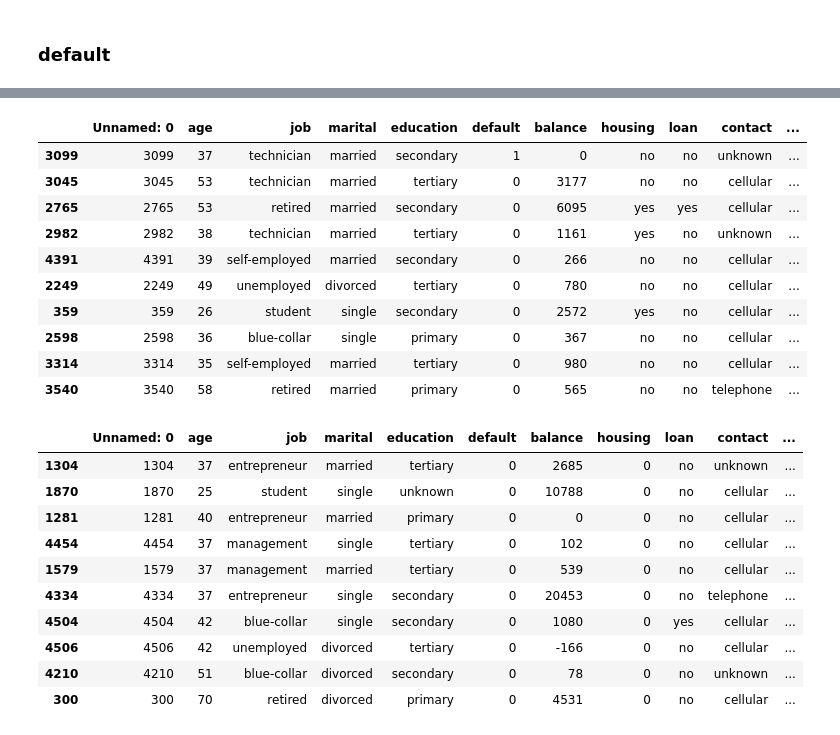
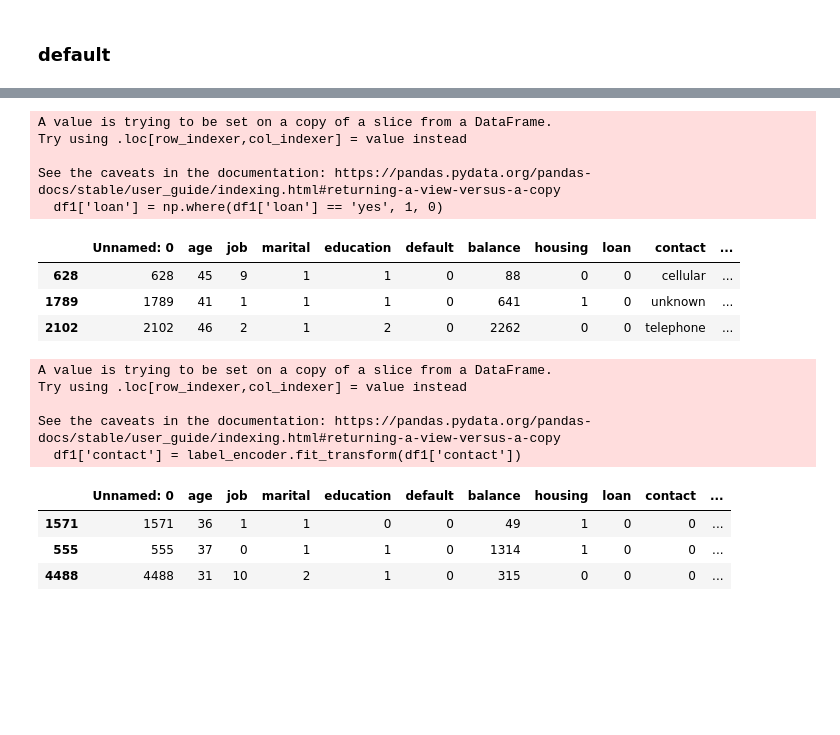
Before and after one commit to ptoledoc7/Prueba, a Jupyter notebook: Trabajo_final.ipynb, the cells around one changed output, grey strips where cells are left out. Saved outputs shown, nothing was run; the diff lists cells and outputs as text; code cells hidden in the pictures; blank space fills up the shorter version.

```diff
--- a/Trabajo_final.ipynb
+++ b/Trabajo_final.ipynb
@@ -582,7 +592,7 @@ df.sample(3)
 ### education
 # %%
 label_encoder = LabelEncoder() # Se utilizo este encoder por ser una variable categorica nominal
-df['education'] = label_encoder.fit_transform(df['education'])
+df1['education'] = label_encoder.fit_transform(df1['education'])
 
-df.sample(3)
+df1.sample(3)
 # %% [output]
@@ -593,2 +608,6 @@ df.sample(3)
 # %% [markdown]
 ### default
+# %%
+df1['default'] = np.where(df1['default'] == 'yes', 1, 0) # Se utilizo este encoder por ser una variable categorica de solo 2 opciones
+
+df1.sample(3)
@@ -594,0 +624,4 @@ df.sample(3)
+# %%
+df1['housing'] = np.where(df1['housing'] == 'yes', 1, 0)
+
+df1.sample(3)
@@ -595,33 +638,29 @@ df.sample(3)
+# %%
+df1['loan'] = np.where(df1['loan'] == 'yes', 1, 0)
+
+df1.sample(3)
+# %% [output]
+A value is trying to be set on a copy of a slice from a DataFrame.
+Try using .loc[row_indexer,col_indexer] = value instead
+
+See the caveats in the documentation: https://pandas.pydata.org/pandas-docs/stable/user_guide/indexing.html#returning-a-view-versus-a-copy
+  df1['loan'] = np.where(df1['loan'] == 'yes', 1, 0)
+|  | Unnamed: 0 | age | job | marital | education | default | balance | housing | loan | contact | ... |
+| 628 | 628 | 45 | 9 | 1 | 1 | 0 | 88 | 0 | 0 | cellular | ... |
+| 1789 | 1789 | 41 | 1 | 1 | 1 | 0 | 641 | 1 | 0 | unknown | ... |
+| 2102 | 2102 | 46 | 2 | 1 | 2 | 0 | 2262 | 0 | 0 | telephone | ... |
 # %%
 label_encoder = LabelEncoder() # Se utilizo este encoder por ser una variable categorica nominal
-df['default'] = label_encoder.fit_transform(df['default'])
+df1['contact'] = label_encoder.fit_transform(df1['contact'])
 
-df.sample(10)
+df1.sample(3)
 # %% [output]
+A value is trying to be set on a copy of a slice from a DataFrame.
+Try using .loc[row_indexer,col_indexer] = value instead
+
+See the caveats in the documentation: https://pandas.pydata.org/pandas-docs/stable/user_guide/indexing.html#returning-a-view-versus-a-copy
+  df1['contact'] = label_encoder.fit_transform(df1['contact'])
 |  | Unnamed: 0 | age | job | marital | education | default | balance | housing | loan | contact | ... |
-| 3099 | 3099 | 37 | technician | married | secondary | 1 | 0 | no | no | unknown | ... |
-| 3045 | 3045 | 53 | technician | married | tertiary | 0 | 3177 | no | no | cellular | ... |
-| 2765 | 2765 | 53 | retired | married | secondary | 0 | 6095 | yes | yes | cellular | ... |
-| 2982 | 2982 | 38 | technician | married | tertiary | 0 | 1161 | yes | no | unknown | ... |
-| 4391 | 4391 | 39 | self-employed | married | secondary | 0 | 266 | no | no | cellular | ... |
-| 2249 | 2249 | 49 | unemployed | divorced | tertiary | 0 | 780 | no | no | cellular | ... |
-| 359 | 359 | 26 | student | single | secondary | 0 | 2572 | yes | no | cellular | ... |
-| 2598 | 2598 | 36 | blue-collar | single | primary | 0 | 367 | no | no | cellular | ... |
-| 3314 | 3314 | 35 | self-employed | married | tertiary | 0 | 980 | no | no | cellular | ... |
-| 3540 | 3540 | 58 | retired | married | primary | 0 | 565 | no | no | telephone | ... |
+| 1571 | 1571 | 36 | 1 | 1 | 0 | 0 | 49 | 1 | 0 | 0 | ... |
+| 555 | 555 | 37 | 0 | 1 | 1 | 0 | 1314 | 1 | 0 | 0 | ... |
+| 4488 | 4488 | 31 | 10 | 2 | 1 | 0 | 315 | 0 | 0 | 0 | ... |
-# %%
-df['housing'] = np.where(df['housing'] == 'yes', 1, 0)
-
-df.sample(10)
-# %% [output]
-|  | Unnamed: 0 | age | job | marital | education | default | balance | housing | loan | contact | ... |
-| 1304 | 1304 | 37 | entrepreneur | married | tertiary | 0 | 2685 | 0 | no | unknown | ... |
-| 1870 | 1870 | 25 | student | single | unknown | 0 | 10788 | 0 | no | cellular | ... |
-| 1281 | 1281 | 40 | entrepreneur | married | primary | 0 | 0 | 0 | no | cellular | ... |
-| 4454 | 4454 | 37 | management | single | tertiary | 0 | 102 | 0 | no | cellular | ... |
-| 1579 | 1579 | 37 | management | married | tertiary | 0 | 539 | 0 | no | cellular | ... |
-| 4334 | 4334 | 37 | entrepreneur | single | secondary | 0 | 20453 | 0 | no | telephone | ... |
-| 4504 | 4504 | 42 | blue-collar | single | secondary | 0 | 1080 | 0 | yes | cellular | ... |
-| 4506 | 4506 | 42 | unemployed | divorced | tertiary | 0 | -166 | 0 | no | cellular | ... |
-| 4210 | 4210 | 51 | blue-collar | divorced | secondary | 0 | 78 | 0 | no | unknown | ... |
-| 300 | 300 | 70 | retired | divorced | primary | 0 | 4531 | 0 | no | cellular | ... |
```
Also changed, not shown: parts of 19 cells of this notebook.
